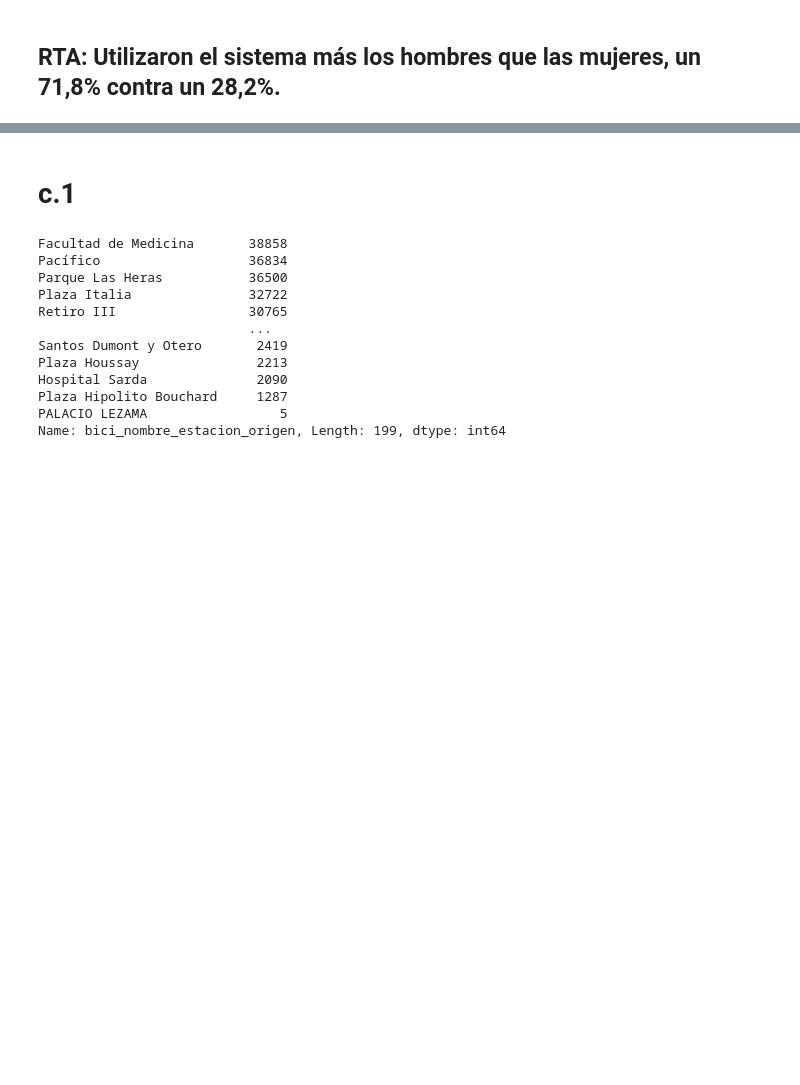
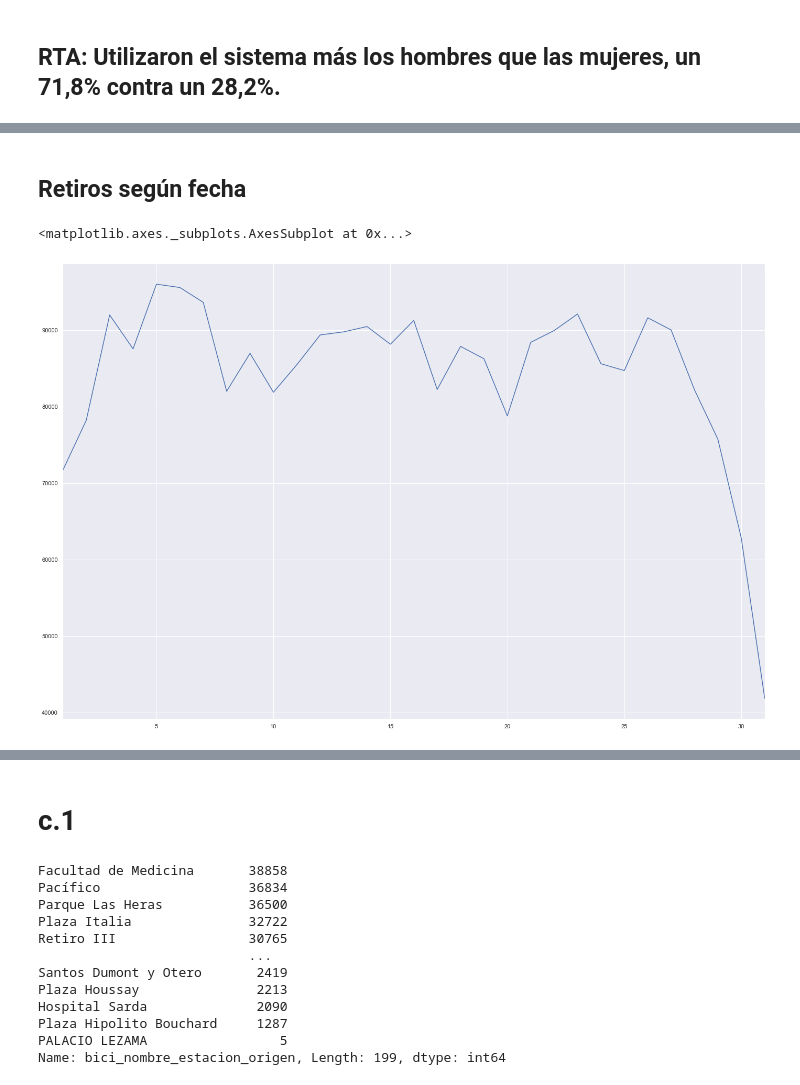
Before and after one commit to fpaterson/Acamica-Data-Science, a Jupyter notebook: Presentación personal/Presentación personal, dataset bicis.ipynb, the cells around one changed output, grey strips where cells are left out. Drawn from its saved outputs; the diff is of its cells as text; code cells hidden in the pictures; blank space fills up the shorter version.

```diff
--- a/Presentación personal/Presentación personal, dataset bicis.ipynb
+++ b/Presentación personal/Presentación personal, dataset bicis.ipynb
@@ -208,0 +214,2 @@ diario = df.resample('D', on = 'bici_Fecha_hora_retiro').sum()
+# %% [markdown]
+## Retiros según fecha
@@ -208,0 +218,5 @@ diario = df.resample('D', on = 'bici_Fecha_hora_retiro').sum()
+# %%
+df.dia.value_counts().sort_index().plot()
+# %% [output]
+<matplotlib.axes._subplots.AxesSubplot at 0x...>
+[figure, added]
```
Also changed, not shown: parts of 25 cells of this notebook.
